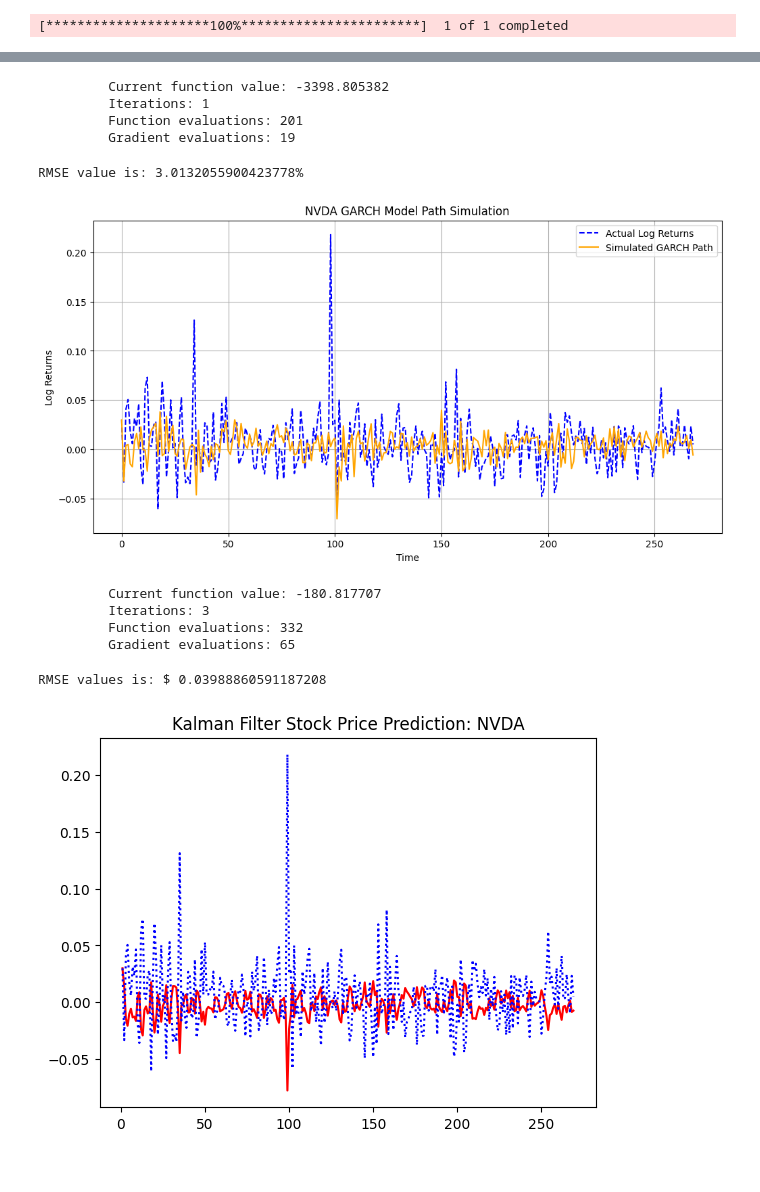
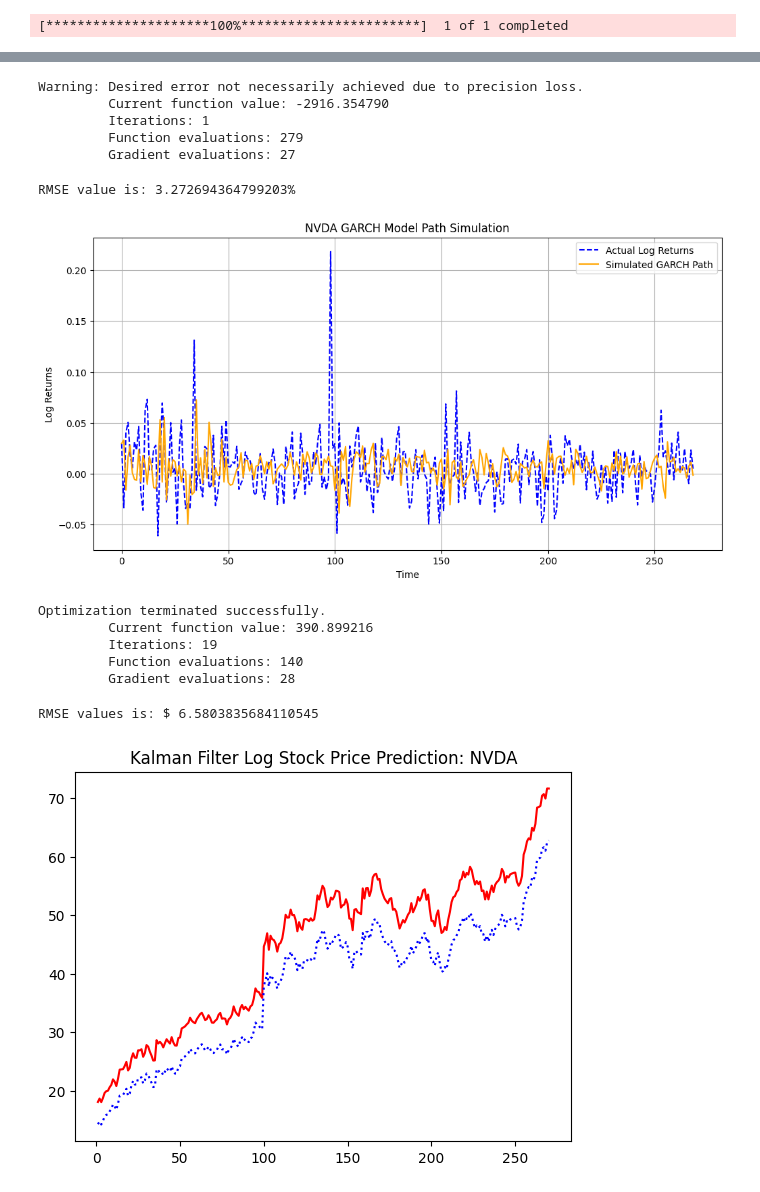
Before and after one commit to yfeng445/ENCP-6000, a Jupyter notebook: Amst/Assignment 2/Integration.ipynb, the cells around one changed output, grey strips where cells are left out. Drawn from its saved outputs; the diff is of its cells as text; code cells hidden in the pictures.

```diff
--- a/Amst/Assignment 2/Integration.ipynb
+++ b/Amst/Assignment 2/Integration.ipynb
@@ -25,10 +25,12 @@ stock['Log Price'] = np.log(stock['Adj Close'])
 stock['Log Returns'] = stock['Log Price'].diff()
 
 # Check if 'Log Returns' is created successfully
-print(stock.head())  # Display the first few rows to verify
+# print(stock.head())  # Display the first few rows to verify
 
 # Extract the log returns as a numpy array and calculate the length
-Y = stock['Log Returns'].dropna().values  # Drop any NaN values before use
+log_Y = stock['Log Returns'].dropna().values  # Drop any NaN values before use
+Y = stock['Adj Close'].dropna().values
+log_S = len(log_Y)  # Length of log returns after dropping NaN values
 S = len(Y)  # Length of time series after dropping NaN values
 
 # Plot the closing prices and log returns for visual inspection
@@ -159,31 +146,32 @@ def garch_path(garch_params, *args):
     return path, sigma2
 # %%
 # Initial parameter guess
-garch_param0 = np.array([np.mean(Y), np.var(Y) / 1600, 0.06, 0.78, 0.04, 0.82, 0.002, 0.92, 0.02])
+garch_param0 = np.array([np.mean(log_Y), np.var(log_Y) / 1600, 0.06, 0.78, 0.04, 0.82, 0.002, 0.92, 0.02])
 
 # Optimize parameters using maximum likelihood estimation
-garch_results = minimize(garch, garch_param0, method='BFGS', tol=1e-2, options={'disp': True})
+garch_results = minimize(garch, garch_param0, method='BFGS', tol=1e-10, options={'disp': True})
 garch_param_star = garch_results.x  # Optimized parameters
 # %% [output]
-         Current function value: -3398.805382
+Warning: Desired error not necessarily achieved due to precision loss.
+         Current function value: -2916.354790
          Iterations: 1
-         Function evaluations: 201
-         Gradient evaluations: 19
+         Function evaluations: 279
+         Gradient evaluations: 27
 # %%
 # Simulate the GARCH path using the optimized parameters
 simulated_garch_path, garch_variance_path = garch_path(garch_param_star)
 
 # Extract the simulated GARCH path for plotting and RMSE calculation
-Y_GARCH = [simulated_garch_path[t][0] for t in range(S)]
-GARCH_prediction = list(Y_GARCH)
+log_Y_GARCH = [simulated_garch_path[t][0] for t in range(log_S)]
+GARCH_prediction = list(log_Y_GARCH)
 
 # Calculate RMSE
-RMSE = np.sqrt(np.mean((np.array(GARCH_prediction) - np.array(Y))**2))
+RMSE = np.sqrt(np.mean((np.array(GARCH_prediction) - np.array(log_Y))**2))
 print(f'RMSE value is: {RMSE*100}%')
 
 # Visualization of GARCH path
 plt.figure(figsize=(12, 6))
-plt.plot(Y, label='Actual Log Returns', color='blue', linestyle='--')
+plt.plot(log_Y, label='Actual Log Returns', color='blue', linestyle='--')
 plt.plot(list(simulated_garch_path.values()), label='Simulated GARCH Path', color='orange')
 plt.title(f'{stock_symbol} GARCH Model Path Simulation')
 plt.xlabel('Time')
@@ -192,8 +180,8 @@ plt.legend(loc='upper right')
 plt.grid(True)
 plt.show()
 # %% [output]
-RMSE value is: 3.0132055900423778%
+RMSE value is: 3.272694364799203%
-[figure, old version]
+[figure, new version]
 # %%
 def kalman_filter(param,*args):
     # initialize params
@@ -251,31 +239,32 @@ def kalman_smoother(params, *args):
     return smooth_path
 # %%
 # Minimize Kalman filter likelihood function
-kalman_param0 = np.array([1.05, 0.96, np.var(Y) / 200, np.var(Y) / 100])
-kalman_results = minimize(kalman_filter, kalman_param0, method='BFGS', tol=1e-4, options={'disp': True})
+kalman_param0 = np.array([1.05, 0.96, np.var(Y)/200, np.var(Y)/100])
+kalman_results = minimize(kalman_filter, kalman_param0, method='BFGS', tol=1e-2, options={'disp': True})
 # %% [output]
-         Current function value: -180.817707
-         Iterations: 3
-         Function evaluations: 332
-         Gradient evaluations: 65
+Optimization terminated successfully.
+         Current function value: 390.899216
+         Iterations: 19
+         Function evaluations: 140
+         Gradient evaluations: 28
 # %%
 # Smooth and visualize the estimated path
-param_star = kalman_results.x
-path = kalman_smoother(param_star, Y, S)
+kalman_param_star = kalman_results.x
+path = kalman_smoother(kalman_param_star, Y, S)
 sorted_path = dict(sorted(path.items()))
 Y_kalmanFilter = sorted_path.values()
 # %%
 # Time vector for plotting
 timevec = np.linspace(1,S,S)
-plt.title('Kalman Filter Stock Price Prediction: '+ stock_symbol)
+plt.title('Kalman Filter Log Stock Price Prediction: '+ stock_symbol)
 plt.plot(timevec, Y_kalmanFilter,'r',timevec, Y,'b:')
 
 # Extracting the dictionary values into a list (in the same order as keys)
 kalman_values = list(Y_kalmanFilter)
 
 # Calculate RMSE
 RMSE = np.sqrt(np.mean((np.array(kalman_values) - np.array(Y))**2))
 print('RMSE values is: $', RMSE)
 # %% [output]
-RMSE values is: $ 0.03988860591187208
+RMSE values is: $ 6.5803835684110545
-[figure, old version]
+[figure, new version]
```
Also changed, not shown: parts of 10 cells of this notebook.
